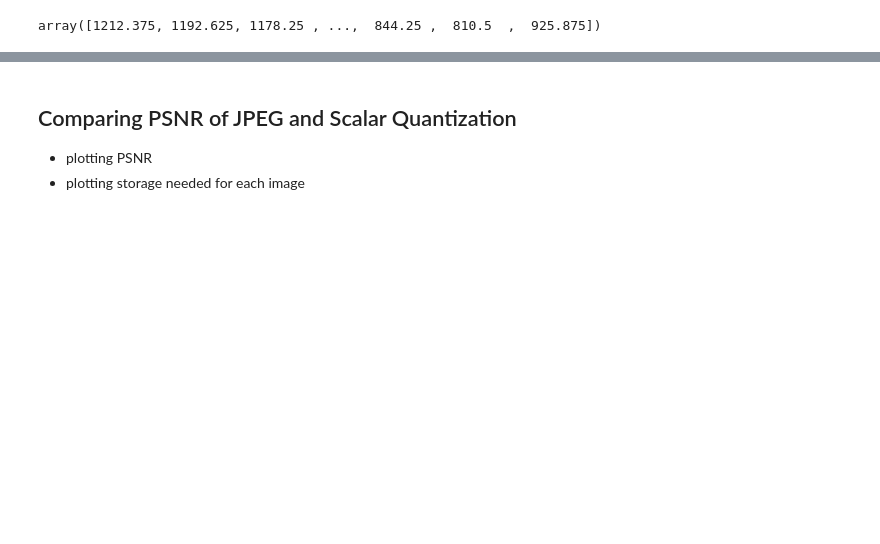
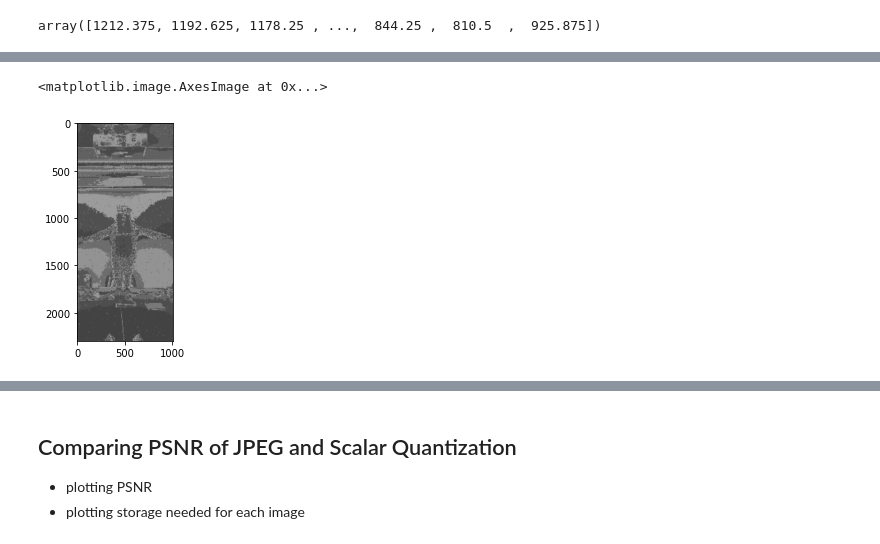
Before and after one commit to timothyliutl/MTHE-493, a Jupyter notebook: dct.ipynb, the cells around one changed output, grey strips where cells are left out. Saved outputs shown, nothing was run; the diff lists cells and outputs as text; code cells hidden in the pictures; blank space fills up the shorter version.

```diff
--- a/dct.ipynb
+++ b/dct.ipynb
@@ -491,0 +604,3 @@ np.mean(np.array(img_quant.training_set)[:,0,0])
+# %%
+training_data_quantizer = ImageQuantizer(bit_al_mat=bit_al_mat_58, epsilon=0.005)
+training_data_quantizer.load_model('model_005')
@@ -491,0 +616,2 @@ np.mean(np.array(img_quant.training_set)[:,0,0])
+# %%
+new_image = training_data_quantizer.compress_image(im)
@@ -491,0 +636,5 @@ np.mean(np.array(img_quant.training_set)[:,0,0])
+# %%
+plt.imshow(reconstruct(channel.send_image(new_image)), cmap='gray')
+# %% [output]
+<matplotlib.image.AxesImage at 0x...>
+[figure, added]
```
Also changed, not shown: parts of 22 cells of this notebook, 28 other files.
